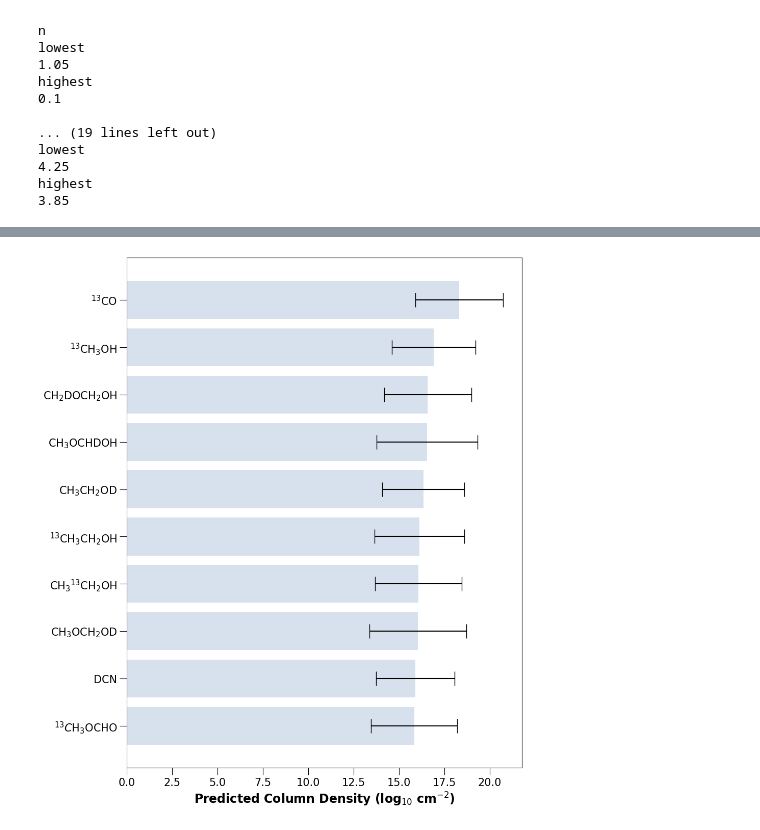
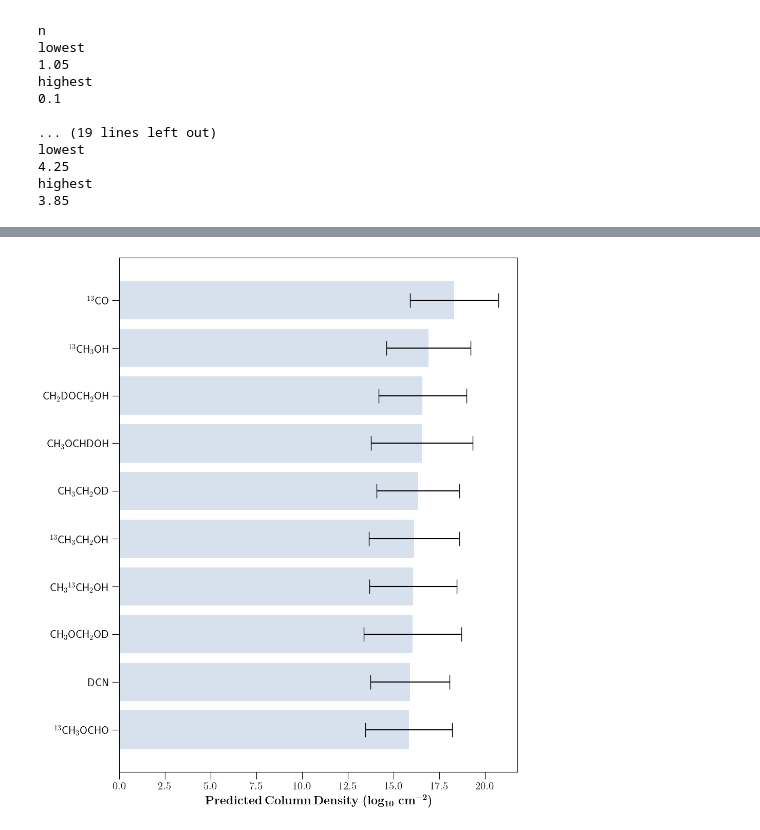
Before and after one commit to zfried/IRAS_ML_Predictions, a Jupyter notebook: generalization/generalization.ipynb, the cells around one changed output, grey strips where cells are left out. Drawn from its saved outputs; the diff is of its cells as text; code cells hidden in the pictures.

```diff
--- a/generalization/generalization.ipynb
+++ b/generalization/generalization.ipynb
@@ -450,9 +460,12 @@ molecules = ['H$_2$O$_2$', 'CH$_3$OOH',
 
 molecules.reverse()
 
+
+plt.rc('text', usetex=True)
+
 fig, ax = plt.subplots(figsize = (10,13))
 ax.barh(x_pos, predictions, color = 'lightsteelblue', xerr=sd, align='center', alpha=0.5, ecolor='black', capsize=10)
-ax.set_xlabel('Predicted Column Density (log$_{10}$ cm$^{-2}$)', fontsize = 17, fontweight = 'bold')
+ax.set_xlabel(r'${\bf Predicted\,Column\,Density}$'+' ('+r'${\bf log_{10}\ cm^{-2}}$'+')', fontsize = 17, fontweight = 'bold')
 ax.set_yticks(x_pos)
 ax.tick_params(axis="y", direction="out", labelsize=15, length=10, labeltop = False)
 
@@ -471,33 +484,34 @@ This code cell creates the bar chart presented in Figure 6
 fullPath = os.path.join(os.getcwd(), 'isotopologue_prediction_results.csv')
 full = pd.read_csv(fullPath)
 
 smiles = list(full['smiles'])[-10:]
 predictions = list(full['predicted CD'])[-10:]
 sd = list(full['sd'])[-10:]
 x_pos = np.arange(len(smiles))
 
 hfont = {'fontname':'Arial'}
 
 
 
 
 iso_molecules = ['$^{13}$CO', '$^{13}$CH$_3$OH','CH$_2$DOCH$_2$OH', 'CH$_3$OCHDOH', 'CH$_3$CH$_2$OD',
-                '$^{13}$CH$_3$CH$_2$OH', 'CH$_3$$^{13}$CH$_2$OH', 'CH$_3$OCH$_2$OD', 'DCN', '$^{13}C$H$_3$OCHO']
+                '$^{13}$CH$_3$CH$_2$OH', 'CH$_3$$^{13}$CH$_2$OH', 'CH$_3$OCH$_2$OD', 'DCN', '$^{13}$CH$_3$OCHO']
 
 
 iso_molecules.reverse()
 
 
+plt.rc('text', usetex=True)
 
 fig, ax = plt.subplots(figsize = (10,13))
 ax.barh(x_pos, predictions, color = 'lightsteelblue', xerr=sd, align='center', alpha=0.5, ecolor='black', capsize=10)
-ax.set_xlabel('Predicted Column Density (log$_{10}$ cm$^{-2}$)', fontsize = 17, fontweight = 'bold')
+ax.set_xlabel(r'${\bf Predicted\,Column\,Density}$'+' ('+r'${\bf log_{10}\ cm^{-2}}$'+')', fontsize = 17, fontweight = 'bold')
 ax.set_yticks(x_pos)
 ax.tick_params(axis="y", direction="out", labelsize=15, length=10, labeltop = False)
 
 ax.tick_params(axis="x", direction="out", labelsize=15, length=10, labeltop = False)
 ax.set_yticklabels(iso_molecules)
 
 plt.show()
 # %% [output]
-[figure, old version]
+[figure, new version]
```
Also changed, not shown: parts of 2 cells of this notebook.
